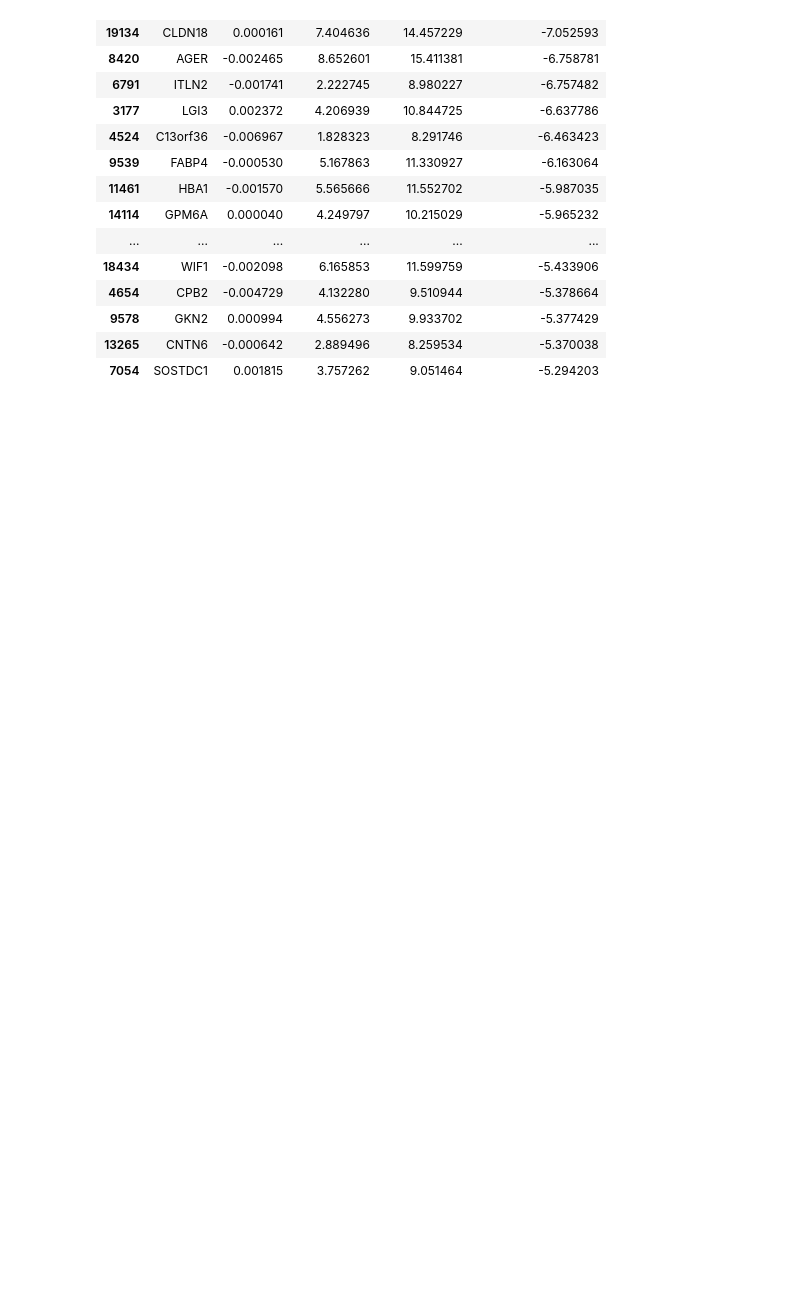
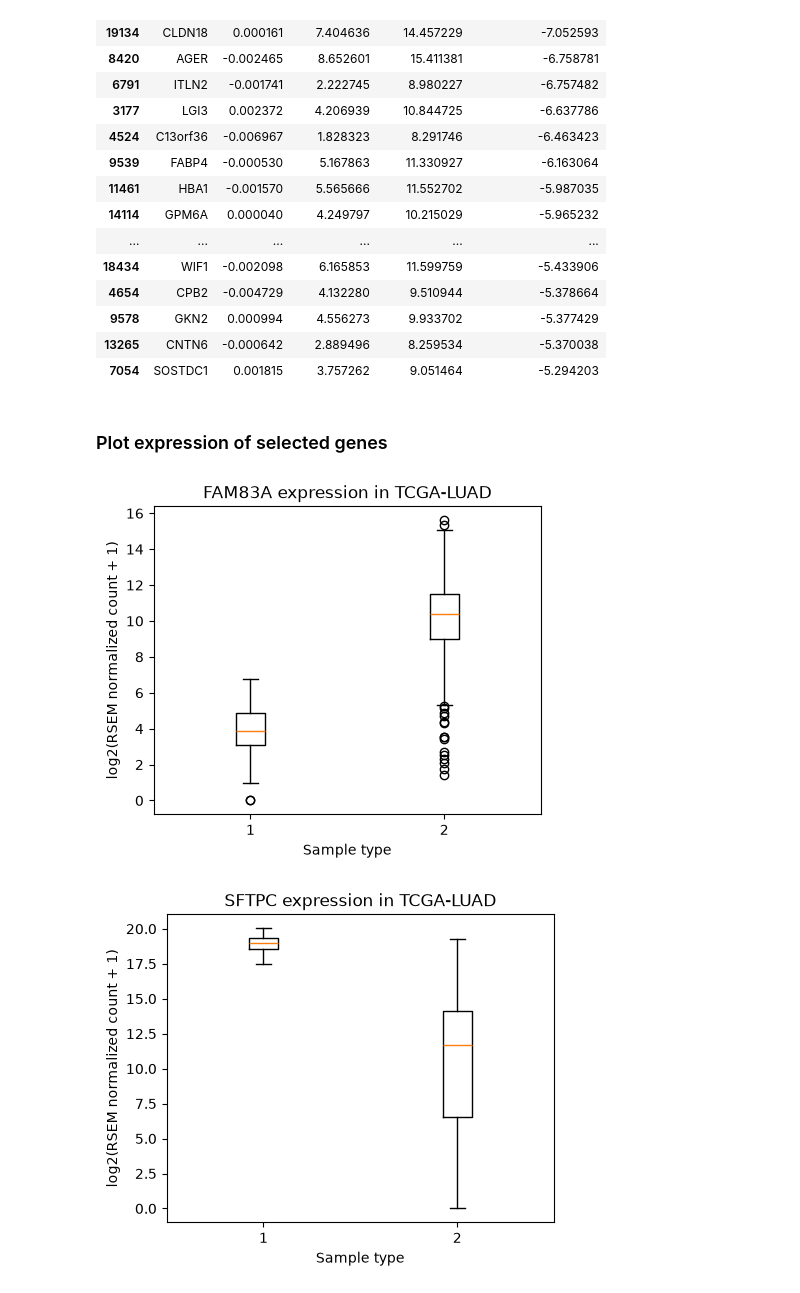
Before and after one commit to aditya-git16/cancer-lab, a Jupyter notebook: notebooks/04_gene_importance.ipynb, the cells around one changed output. Saved outputs shown, nothing was run; the diff lists cells and outputs as text; code cells hidden in the pictures; blank space fills up the shorter version.

Commit message:
gene expression plots

```diff
--- a/notebooks/04_gene_importance.ipynb
+++ b/notebooks/04_gene_importance.ipynb
@@ -259,3 +259,5 @@ top_up_in_normal[["gene", "coef", "tumor_mean", "normal_mean", "tumor_minus_norm
 | 9578 | GKN2 | 0.000994 | 4.556273 | 9.933702 | -5.377429 |
 | 13265 | CNTN6 | -0.000642 | 2.889496 | 8.259534 | -5.370038 |
 | 7054 | SOSTDC1 | 0.001815 | 3.757262 | 9.051464 | -5.294203 |
+# %% [markdown]
+### Plot expression of selected genes
@@ -261,0 +266,24 @@ top_up_in_normal[["gene", "coef", "tumor_mean", "normal_mean", "tumor_minus_norm
+# %%
+def plot_gene_expression(gene: str):
+    plot_df = pd.DataFrame({
+        "expression": X[gene],
+        "sample_type": labels["sample_type"].values,
+    })
+
+    groups = [
+        plot_df[plot_df["sample_type"] == "normal"]["expression"],
+        plot_df[plot_df["sample_type"] == "tumor"]["expression"],
+    ]
+
+    plt.figure(figsize=(5, 4))
+    plt.boxplot(groups, label=["normal", "tumor"])
+    plt.title(f"{gene} expression in TCGA-LUAD")
+    plt.ylabel("log2(RSEM normalized count + 1)")
+    plt.xlabel("Sample type")
+    plt.show()
+# %%
+plot_gene_expression("FAM83A")
+plot_gene_expression("SFTPC")
+# %% [output]
+[figure, added]
+[figure, added]
```
Also changed, not shown: parts of 2 cells of this notebook.
